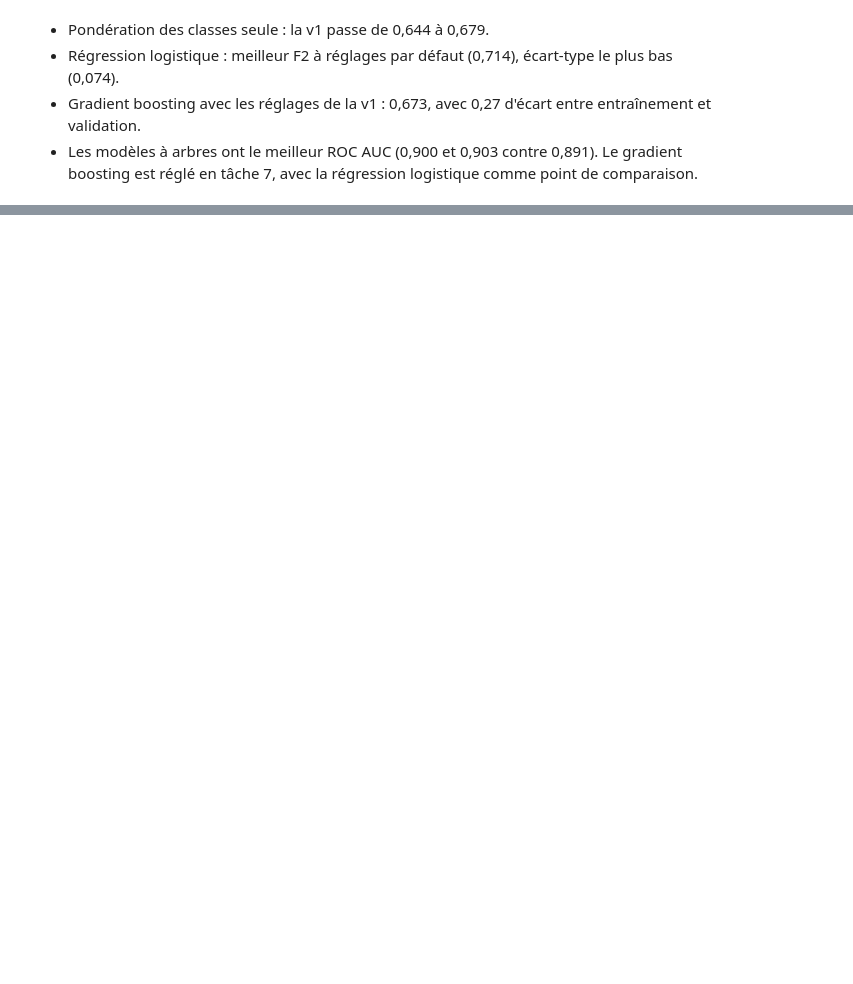
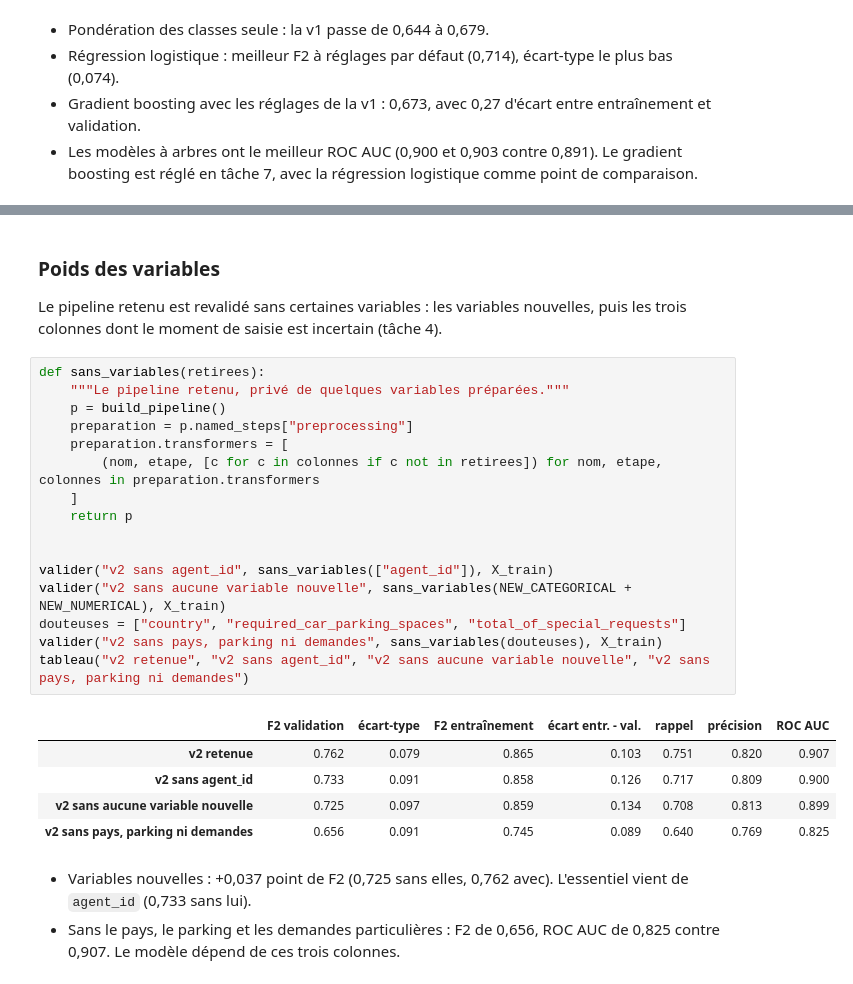
Before and after one commit to sojenorg/M1-B1-annulation-v2-wassim, a Jupyter notebook: notebooks/02_modelisation.ipynb, the cells around one changed output, grey strips where cells are left out. Saved outputs shown, nothing was run; the diff lists cells and outputs as text; blank space fills up the shorter version.

```diff
--- a/notebooks/02_modelisation.ipynb
+++ b/notebooks/02_modelisation.ipynb
@@ -363,0 +520,29 @@ tableau("v1 rejouée", "v1 rejouée + pondération des classes", *familles)
+# %% [markdown]
+### Poids des variables
+
+Le pipeline retenu est revalidé sans certaines variables : les variables nouvelles, puis les trois colonnes dont le moment de saisie est incertain (tâche 4).
+# %%
+def sans_variables(retirees):
+    """Le pipeline retenu, privé de quelques variables préparées."""
+    p = build_pipeline()
+    preparation = p.named_steps["preprocessing"]
+    preparation.transformers = [
+        (nom, etape, [c for c in colonnes if c not in retirees]) for nom, etape, colonnes in preparation.transformers
+    ]
+    return p
+
+
+valider("v2 sans agent_id", sans_variables(["agent_id"]), X_train)
+valider("v2 sans aucune variable nouvelle", sans_variables(NEW_CATEGORICAL + NEW_NUMERICAL), X_train)
+douteuses = ["country", "required_car_parking_spaces", "total_of_special_requests"]
+valider("v2 sans pays, parking ni demandes", sans_variables(douteuses), X_train)
+tableau("v2 retenue", "v2 sans agent_id", "v2 sans aucune variable nouvelle", "v2 sans pays, parking ni demandes")
+# %% [output]
+|  | F2 validation | écart-type | F2 entraînement | écart entr. - val. | rappel | précision | ROC AUC |
+| v2 retenue | 0.762 | 0.079 | 0.865 | 0.103 | 0.751 | 0.820 | 0.907 |
+| v2 sans agent_id | 0.733 | 0.091 | 0.858 | 0.126 | 0.717 | 0.809 | 0.900 |
+| v2 sans aucune variable nouvelle | 0.725 | 0.097 | 0.859 | 0.134 | 0.708 | 0.813 | 0.899 |
+| v2 sans pays, parking ni demandes | 0.656 | 0.091 | 0.745 | 0.089 | 0.640 | 0.769 | 0.825 |
+# %% [markdown]
+- Variables nouvelles : +0,037 point de F2 (0,725 sans elles, 0,762 avec). L'essentiel vient de `agent_id` (0,733 sans lui).
+- Sans le pays, le parking et les demandes particulières : F2 de 0,656, ROC AUC de 0,825 contre 0,907. Le modèle dépend de ces trois colonnes.
```
Also changed, not shown: parts of 13 cells of this notebook, 1 other file.
